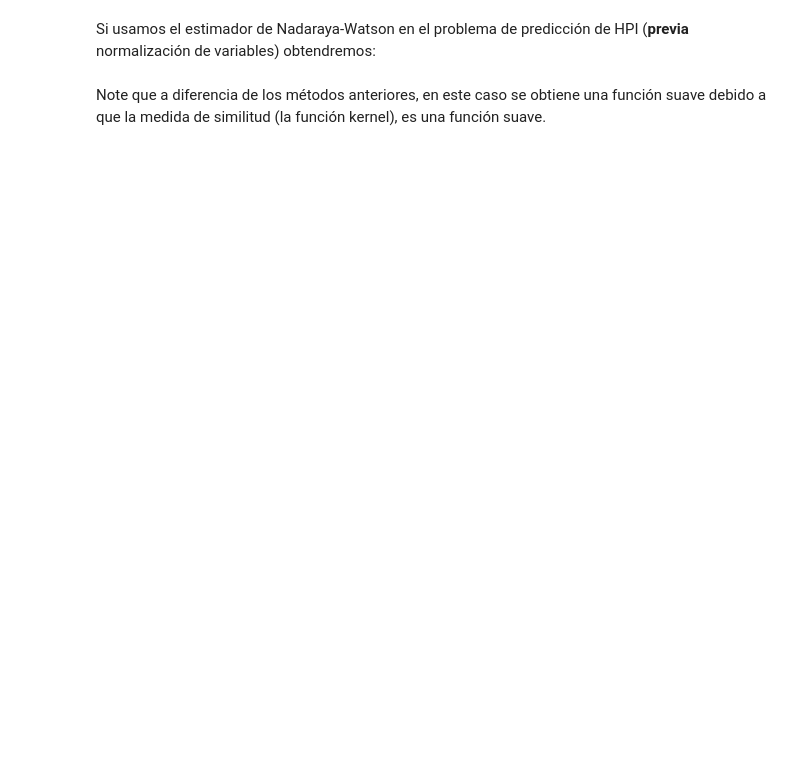
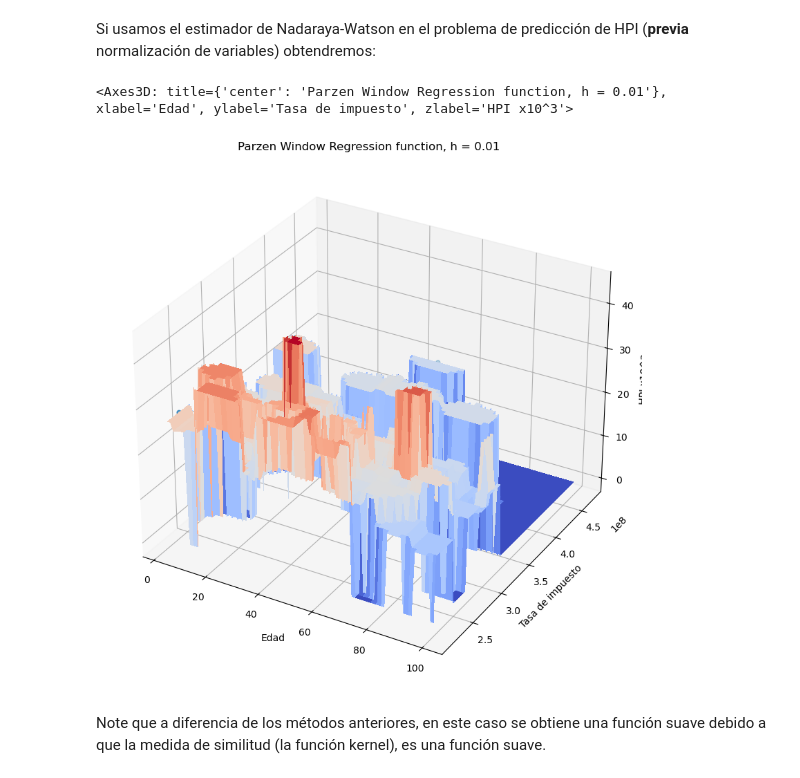
Before and after one commit to acubillosunal/UBM-MACHINE-LEARNING-1, a Jupyter notebook: 19-Modelos_no_Parametricos.ipynb, the cells around one changed output. Saved outputs shown, nothing was run; the diff lists cells and outputs as text; code cells hidden in the pictures; blank space fills up the shorter version.

```diff
--- a/19-Modelos_no_Parametricos.ipynb
+++ b/19-Modelos_no_Parametricos.ipynb
@@ -309,7 +338,10 @@ plothpi.ParzenPlot_un(1e5)
 # %% [markdown]
 Si usamos el estimador de Nadaraya-Watson en el problema de predicción de HPI (**previa** normalización de variables) obtendremos:
 # %%
-plothpi.ParzenPlot_n(0.3)
+plothpi.ParzenPlot_n(0.01)
+# %% [output]
+<Axes3D: title={'center': 'Parzen Window Regression function, h = 0.01'}, xlabel='Edad', ylabel='Tasa de impuesto', zlabel='HPI x10^3'>
+[figure, added]
 # %% [markdown]
 Note que a diferencia de los métodos anteriores, en este caso se obtiene una función suave debido a que la medida de similitud (la función kernel), es una función suave.
 # %%
```
Also changed, not shown: parts of 16 cells of this notebook, 4 other files.
